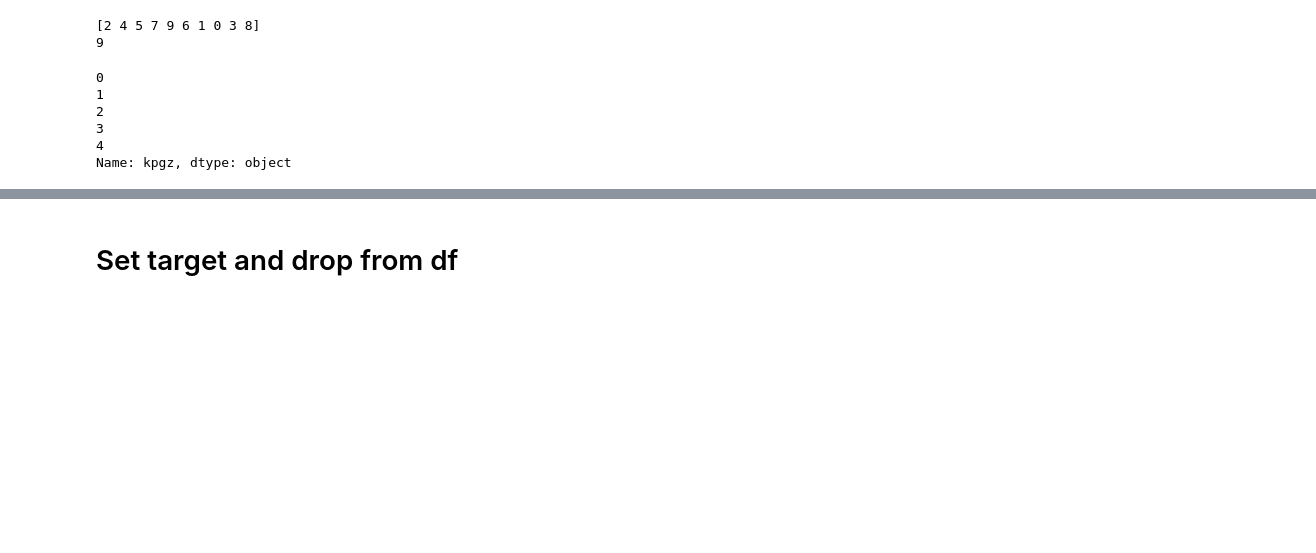
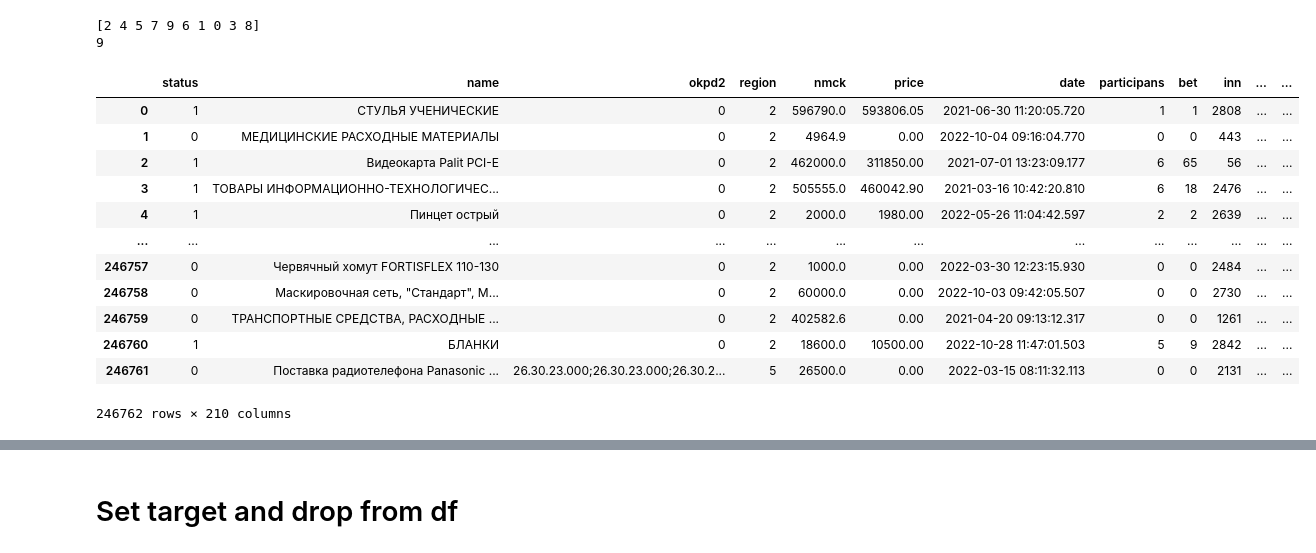
Before and after one commit to progressionnetwork/tenderhack_22, a Jupyter notebook: ds_works.ipynb, the cells around one changed output, grey strips where cells are left out. Cells and saved outputs as stored; diff of their text form; code cells hidden in the pictures; blank space fills up the shorter version.

```diff
--- a/ds_works.ipynb
+++ b/ds_works.ipynb
@@ -77,7 +119,7 @@ def get_names_embeddings(kpgzs: str, mapping: dict, ft_model) -> str:
             result+=" "+mapping[kpgz]
         return ft_model.get_sentence_vector(result.strip())
     except Exception as e:
-        return ""
+        return []
 
 ft_model = fasttext.load_model("../cc.ru.100.bin")
 mapping = {}
@@ -90,15 +132,27 @@ prod_df["kpgz"] = prod_df.kpgz.map(lambda x:get_names_embeddings(x, mapping=mapp
 # prod_df = prod_df.drop('name', axis='columns')
 # prod_df = prod_df.drop('okpd2', axis='columns')
 # prod_df = prod_df.drop('kpgz', axis='columns')
-# %%
-prod_df.kpgz.head()
-# %% [output]
-0
-1
-2
-3
-4
-Name: kpgz, dtype: object
+# %%
+vecs = pd.DataFrame([list(x) for x in prod_df.kpgz.to_numpy()])
+# %%
+prod_df = pd.concat([prod_df, vecs], axis=1)
+prod_df = prod_df.drop('kpgz', axis = 1)
+# %%
+prod_df
+# %% [output]
+|  | status | name | okpd2 | region | nmck | price | date | participans | bet | inn | ... | ... |
+| 0 | 1 | СТУЛЬЯ УЧЕНИЧЕСКИЕ | 0 | 2 | 596790.0 | 593806.05 | 2021-06-30 11:20:05.720 | 1 | 1 | 2808 | ... | ... |
+| 1 | 0 | МЕДИЦИНСКИЕ РАСХОДНЫЕ МАТЕРИАЛЫ | 0 | 2 | 4964.9 | 0.00 | 2022-10-04 09:16:04.770 | 0 | 0 | 443 | ... | ... |
+| 2 | 1 | Видеокарта Palit PCI-E | 0 | 2 | 462000.0 | 311850.00 | 2021-07-01 13:23:09.177 | 6 | 65 | 56 | ... | ... |
+| 3 | 1 | ТОВАРЫ ИНФОРМАЦИОННО-ТЕХНОЛОГИЧЕС... | 0 | 2 | 505555.0 | 460042.90 | 2021-03-16 10:42:20.810 | 6 | 18 | 2476 | ... | ... |
+| 4 | 1 | Пинцет острый | 0 | 2 | 2000.0 | 1980.00 | 2022-05-26 11:04:42.597 | 2 | 2 | 2639 | ... | ... |
+| ... | ... | ... | ... | ... | ... | ... | ... | ... | ... | ... | ... | ... |
+| 246757 | 0 | Червячный хомут FORTISFLEX 110-130 | 0 | 2 | 1000.0 | 0.00 | 2022-03-30 12:23:15.930 | 0 | 0 | 2484 | ... | ... |
+| 246758 | 0 | Маскировочная сеть, "Стандарт", М... | 0 | 2 | 60000.0 | 0.00 | 2022-10-03 09:42:05.507 | 0 | 0 | 2730 | ... | ... |
+| 246759 | 0 | ТРАНСПОРТНЫЕ СРЕДСТВА, РАСХОДНЫЕ ... | 0 | 2 | 402582.6 | 0.00 | 2021-04-20 09:13:12.317 | 0 | 0 | 1261 | ... | ... |
+| 246760 | 1 | БЛАНКИ | 0 | 2 | 18600.0 | 10500.00 | 2022-10-28 11:47:01.503 | 5 | 9 | 2842 | ... | ... |
+| 246761 | 0 | Поставка радиотелефона Panasonic ... | 26.30.23.000;26.30.23.000;26.30.2... | 5 | 26500.0 | 0.00 | 2022-03-15 08:11:32.113 | 0 | 0 | 2131 | ... | ... |
+246762 rows × 210 columns
 # %%
 prod_df['date'] = pd.to_datetime(prod_df.date, format='%Y-%m-%d %H:%M:%S')
 import holidays
```
Also changed, not shown: parts of 15 cells of this notebook.
